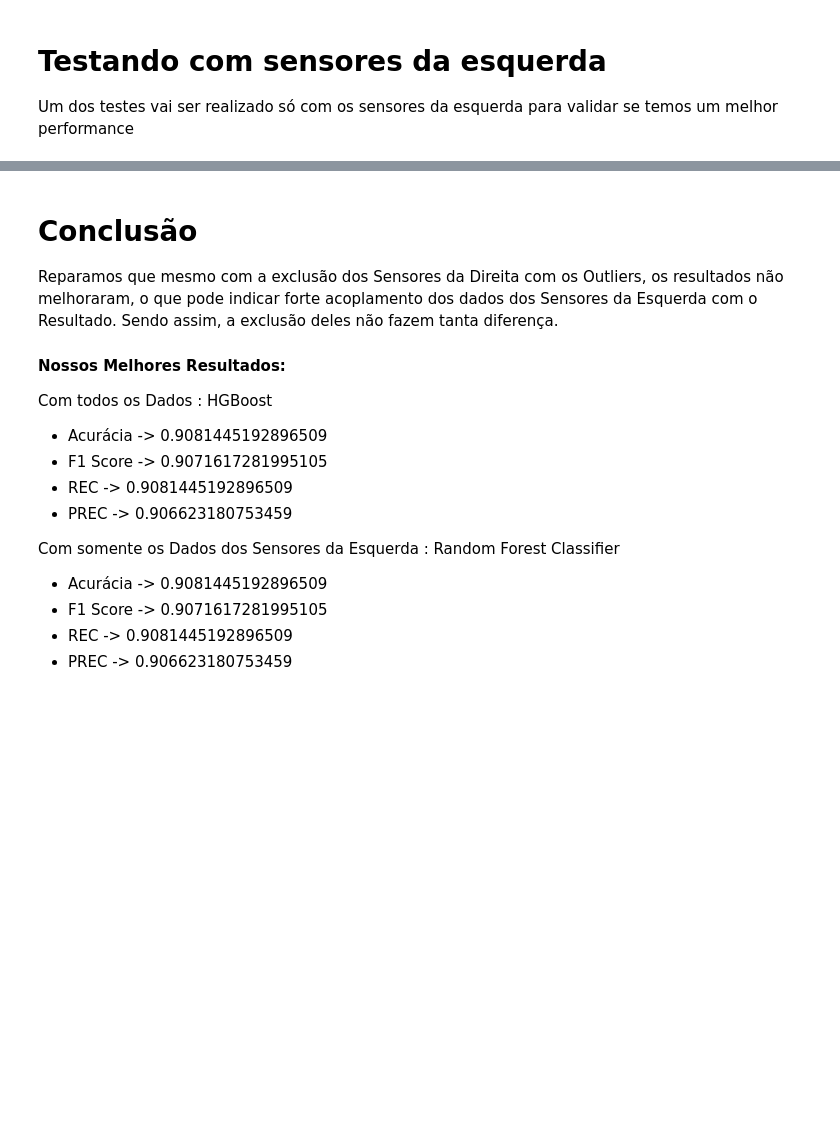
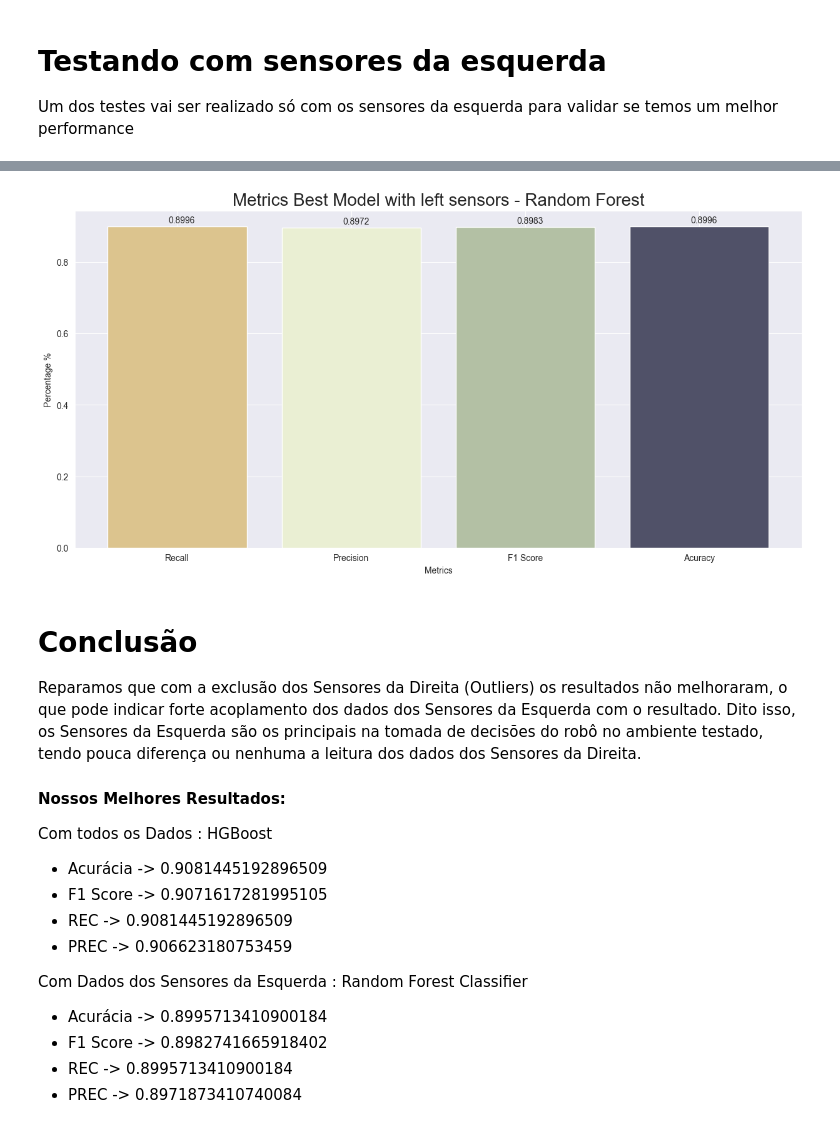
Before and after one commit to cesarnorena/fiap, a Jupyter notebook: machine-learning/global-solution-02/global_solution_02.ipynb, the cells around one changed output, grey strips where cells are left out. Drawn from its saved outputs; the diff is of its cells as text; code cells hidden in the pictures; blank space fills up the shorter version.

```diff
--- a/machine-learning/global-solution-02/global_solution_02.ipynb
+++ b/machine-learning/global-solution-02/global_solution_02.ipynb
@@ -501,21 +526,23 @@ ax.legend()
 # %%
 best_model = all_trained["forest"]["minmax"]
 fig, ax = pyplot.subplots(figsize=(15, 7))
 values = [best_model['REC'], best_model['PREC'], best_model['F1'], best_model['ACC']]
 xlocs = [0.2, 1.2, 2.2, 3.2]
 colors = ['#DCC48E', '#EAEFD3', '#B3C0A4', '#505168']
 categories = ['Recall', 'Precision', 'F1 Score', 'Acuracy']
 ax.bar(categories, values, color=colors)
-ax.set_title("Metrics Best Model - HGBoost", fontsize=20)
+ax.set_title("Metrics Best Model with left sensors - Random Forest", fontsize=20)
 ax.set_ylabel('Percentage %')
 ax.set_xlabel('Metrics')
 
 for i, v in enumerate(values):
     pyplot.text(xlocs[i] - 0.25, v + 0.01, str(round(v, 4)))
+# %% [output]
+[figure, added]
 # %% [markdown]
 # Conclusão
 
- Reparamos que mesmo com a exclusão dos Sensores da Direita com os Outliers, os resultados não melhoraram, o que pode indicar forte acoplamento dos dados dos Sensores da Esquerda com o Resultado. Sendo assim, a exclusão deles não fazem tanta diferença.
+ Reparamos que com a exclusão dos Sensores da Direita (Outliers) os resultados não melhoraram, o que pode indicar forte acoplamento dos dados dos Sensores da Esquerda com o resultado. Dito isso, os Sensores da Esquerda são os principais na tomada de decisões do robô no ambiente testado, tendo pouca diferença ou nenhuma a leitura dos dados dos Sensores da Direita.
 
 #### Nossos Melhores Resultados:
 
@@ -525,8 +552,8 @@ Com todos os Dados : HGBoost
 - REC -> 0.9081445192896509
 - PREC -> 0.906623180753459
 
-Com somente os Dados dos Sensores da Esquerda : Random Forest Classifier
-- Acurácia -> 0.9081445192896509
-- F1 Score -> 0.9071617281995105
-- REC -> 0.9081445192896509
-- PREC -> 0.906623180753459
+Com Dados dos Sensores da Esquerda : Random Forest Classifier
+- Acurácia -> 0.8995713410900184
+- F1 Score -> 0.8982741665918402
+- REC -> 0.8995713410900184
+- PREC -> 0.8971873410740084
```
Also changed, not shown: parts of 13 cells of this notebook.
